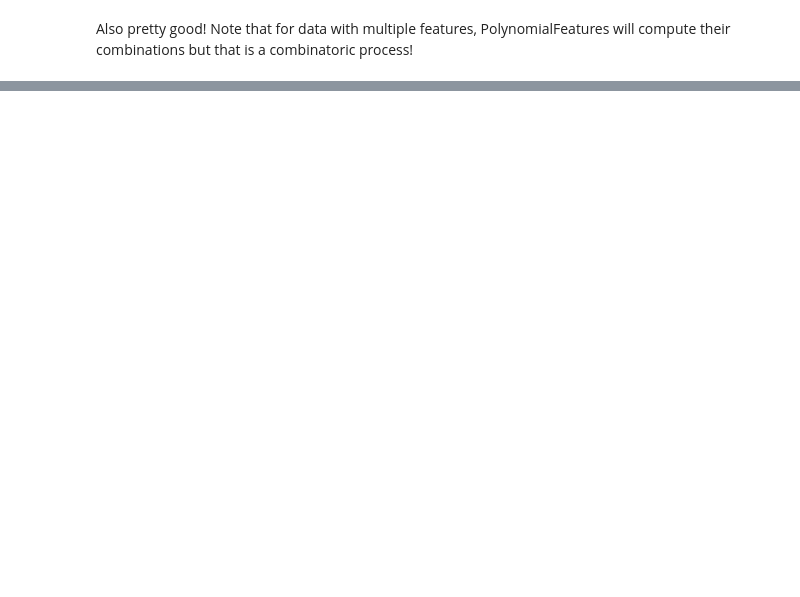
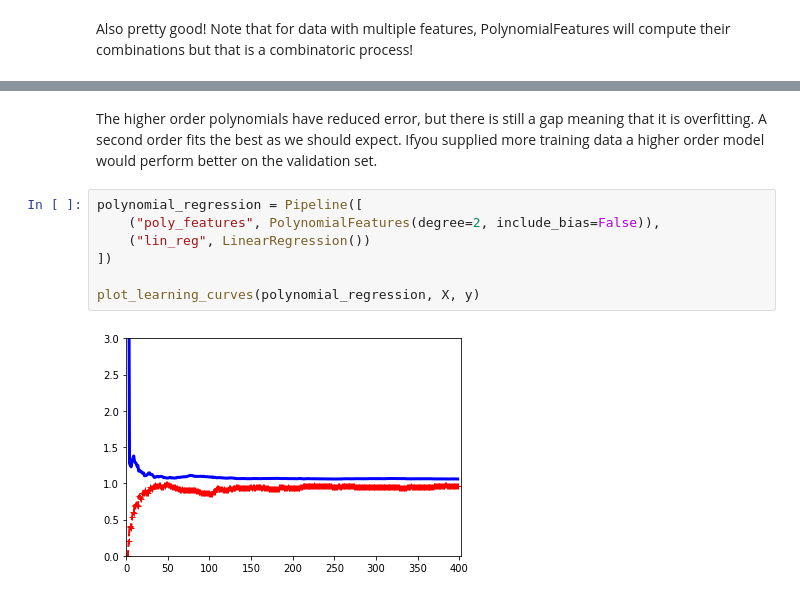
Before and after one commit to drpjm/python-ml-sandbox, a Jupyter notebook: Chapter04-Training/LinearRegression.ipynb, the cells around one changed output, grey strips where cells are left out. Cells and saved outputs as stored; diff of their text form; blank space fills up the shorter version.

```diff
--- a/Chapter04-Training/LinearRegression.ipynb
+++ b/Chapter04-Training/LinearRegression.ipynb
@@ -196,0 +246,11 @@ Also pretty good! Note that for data with multiple features, PolynomialFeatures
+# %% [markdown]
+The higher order polynomials have reduced error, but there  is still a gap meaning that it is overfitting. A second order fits the best as we should expect. Ifyou supplied more training data a higher order model would perform better on the validation set.
+# %%
+polynomial_regression = Pipeline([
+    ("poly_features", PolynomialFeatures(degree=2, include_bias=False)),
+    ("lin_reg", LinearRegression())
+])
+
+plot_learning_curves(polynomial_regression, X, y)
+# %% [output]
+[figure, added]
```
Also changed, not shown: parts of 17 cells of this notebook.
